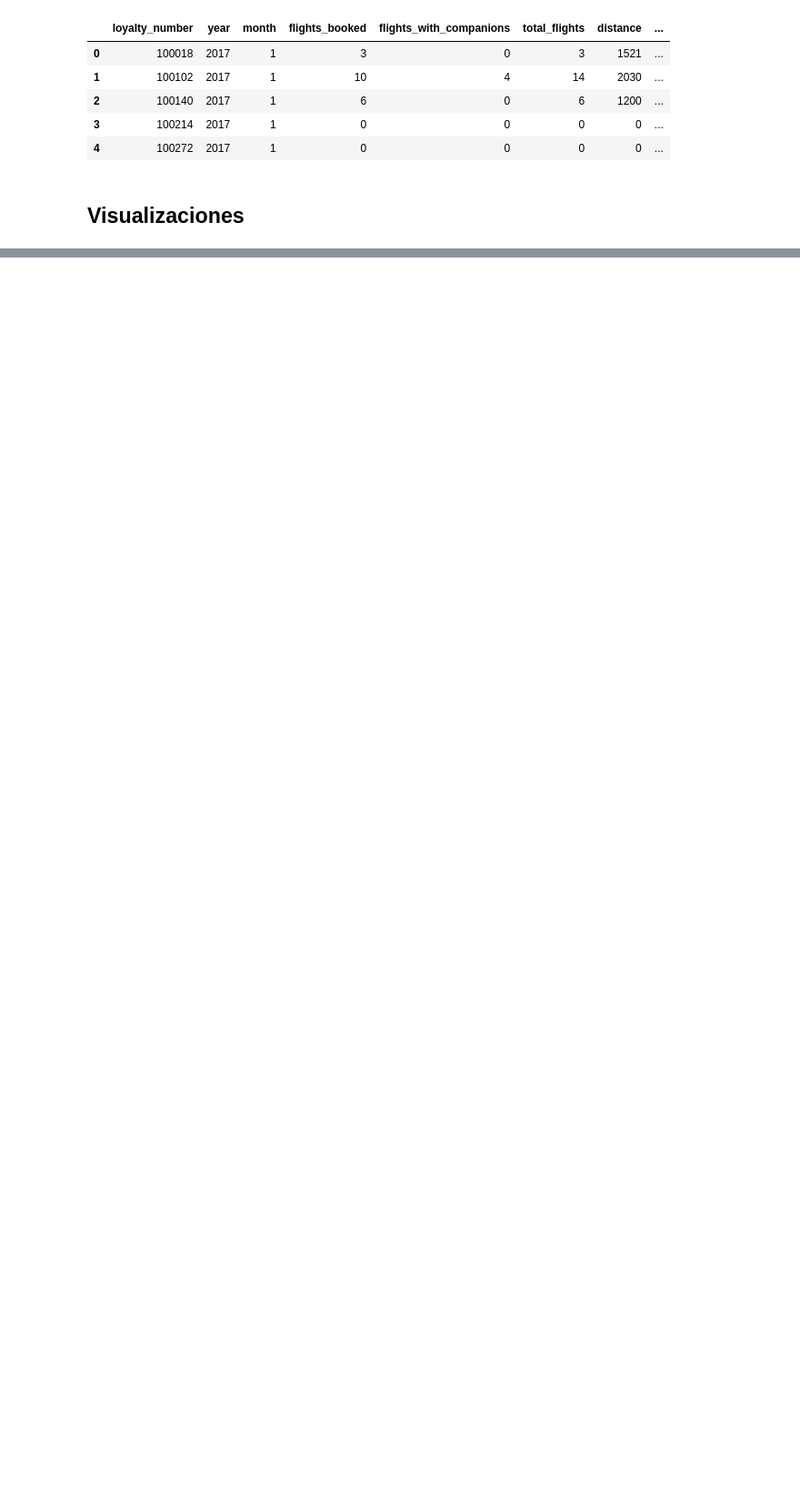
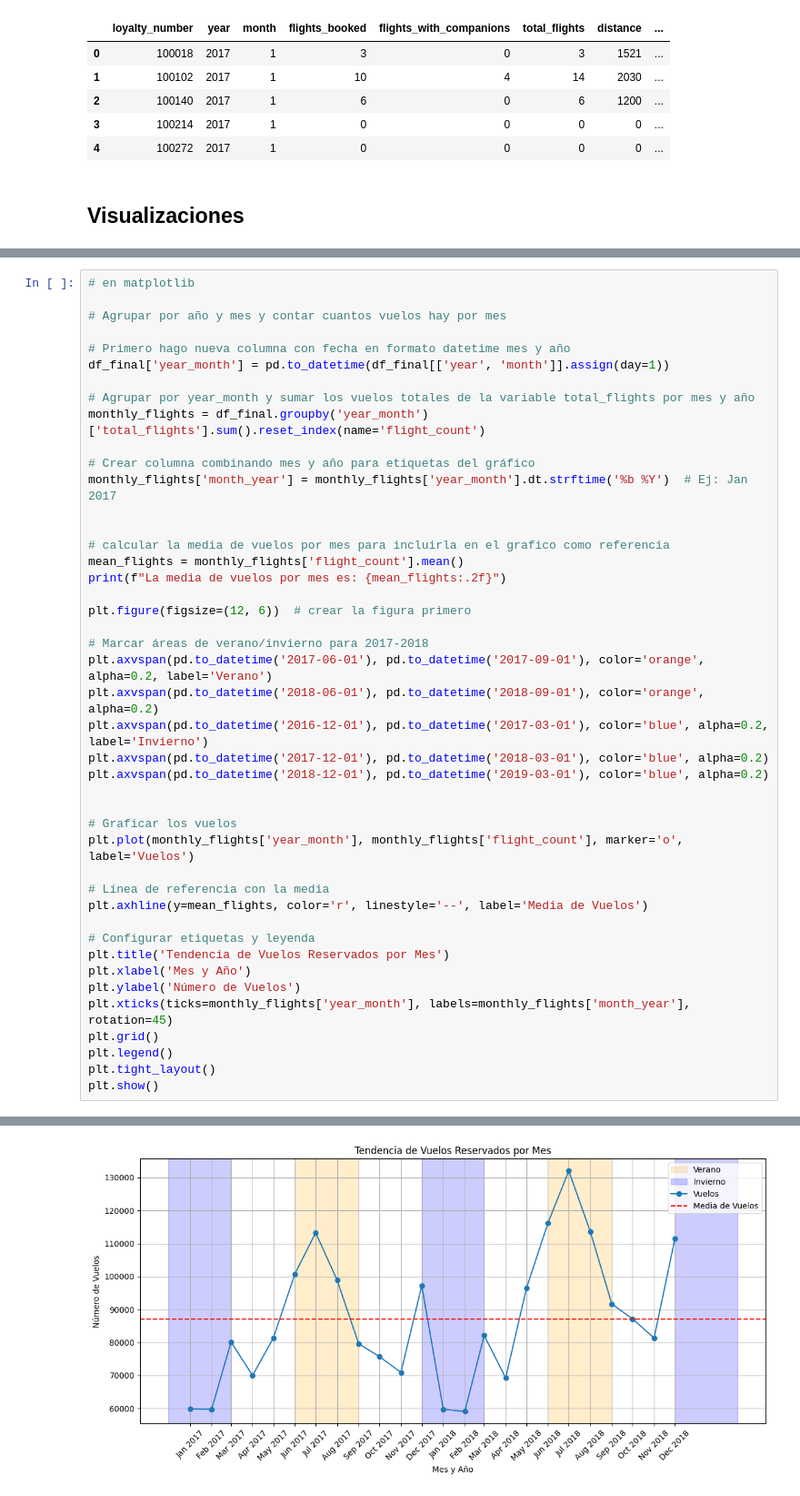
Before and after one commit to Adalab/bda-modulo-3-evaluacion-final-juliabeco, a Jupyter notebook: evaluacionM3.ipynb, the cells around one changed output, grey strips where cells are left out. Shown at 91% size. Drawn from its saved outputs; the diff is of its cells as text; blank space fills up the shorter version.

Commit message:
se incluyen visualizaciones

```diff
--- a/evaluacionM3.ipynb
+++ b/evaluacionM3.ipynb
@@ -645,0 +641,45 @@ df_final.head()
+# %%
+# en matplotlib
+
+# Agrupar por año y mes y contar cuantos vuelos hay por mes
+
+# Primero hago nueva columna con fecha en formato datetime mes y año
+df_final['year_month'] = pd.to_datetime(df_final[['year', 'month']].assign(day=1))
+
+# Agrupar por year_month y sumar los vuelos totales de la variable total_flights por mes y año
+monthly_flights = df_final.groupby('year_month')['total_flights'].sum().reset_index(name='flight_count')
+
+# Crear columna combinando mes y año para etiquetas del gráfico
+monthly_flights['month_year'] = monthly_flights['year_month'].dt.strftime('%b %Y')  # Ej: Jan 2017
+
+
+# calcular la media de vuelos por mes para incluirla en el grafico como referencia
+mean_flights = monthly_flights['flight_count'].mean()
+print(f"La media de vuelos por mes es: {mean_flights:.2f}")
+
+plt.figure(figsize=(12, 6))  # crear la figura primero
+
+# Marcar áreas de verano/invierno para 2017-2018
+plt.axvspan(pd.to_datetime('2017-06-01'), pd.to_datetime('2017-09-01'), color='orange', alpha=0.2, label='Verano')
+plt.axvspan(pd.to_datetime('2018-06-01'), pd.to_datetime('2018-09-01'), color='orange', alpha=0.2)
+plt.axvspan(pd.to_datetime('2016-12-01'), pd.to_datetime('2017-03-01'), color='blue', alpha=0.2, label='Invierno')
+plt.axvspan(pd.to_datetime('2017-12-01'), pd.to_datetime('2018-03-01'), color='blue', alpha=0.2)
+plt.axvspan(pd.to_datetime('2018-12-01'), pd.to_datetime('2019-03-01'), color='blue', alpha=0.2)
+
+
+# Graficar los vuelos
+plt.plot(monthly_flights['year_month'], monthly_flights['flight_count'], marker='o', label='Vuelos')
+
+# Línea de referencia con la media
+plt.axhline(y=mean_flights, color='r', linestyle='--', label='Media de Vuelos')
+
+# Configurar etiquetas y leyenda
+plt.title('Tendencia de Vuelos Reservados por Mes')
+plt.xlabel('Mes y Año')
+plt.ylabel('Número de Vuelos')
+plt.xticks(ticks=monthly_flights['year_month'], labels=monthly_flights['month_year'], rotation=45)
+plt.grid()
+plt.legend()
+plt.tight_layout()
+plt.show()
+# %% [output]
@@ -645,0 +687 @@ df_final.head()
+[figure, added]
```
Also changed, not shown: parts of 26 cells of this notebook.
